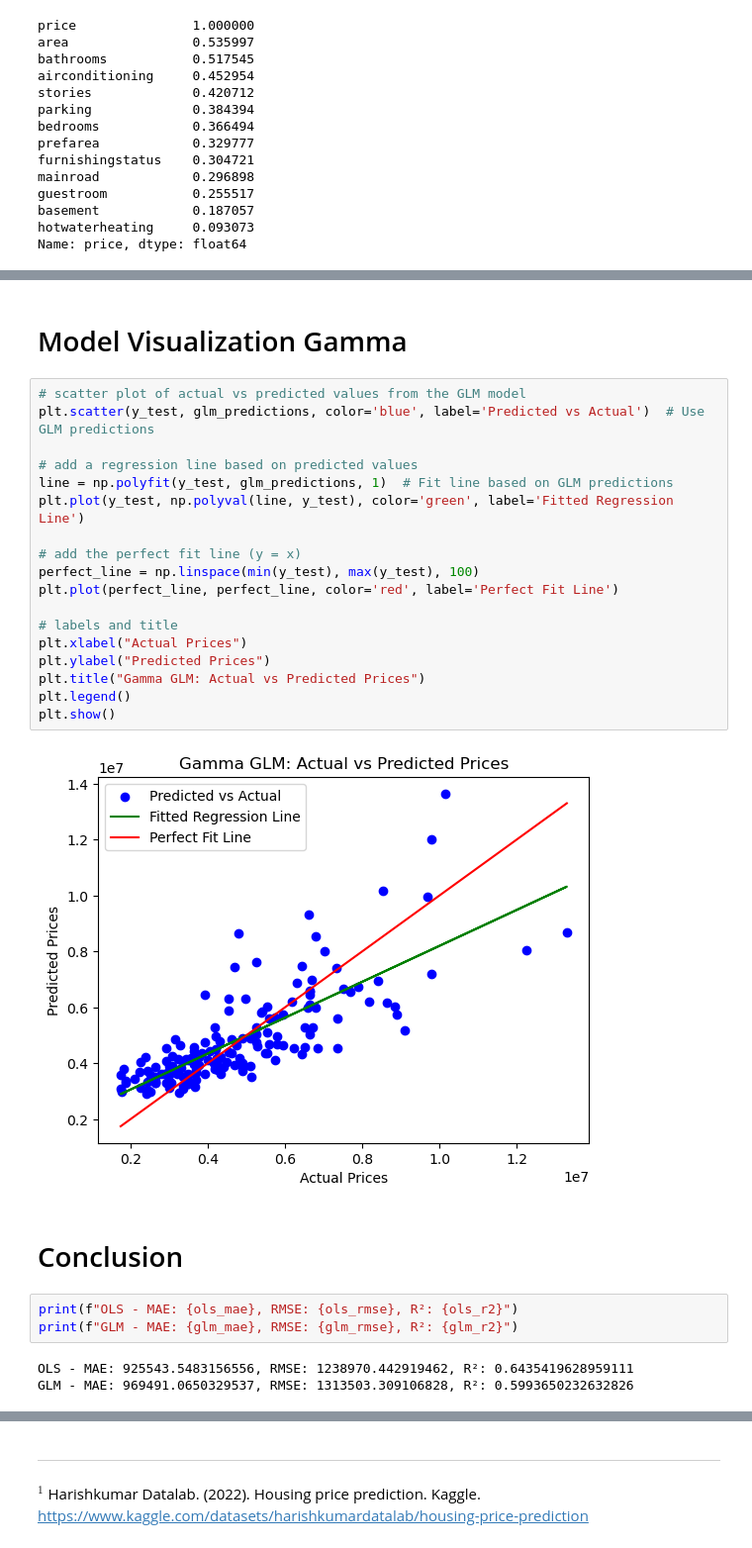
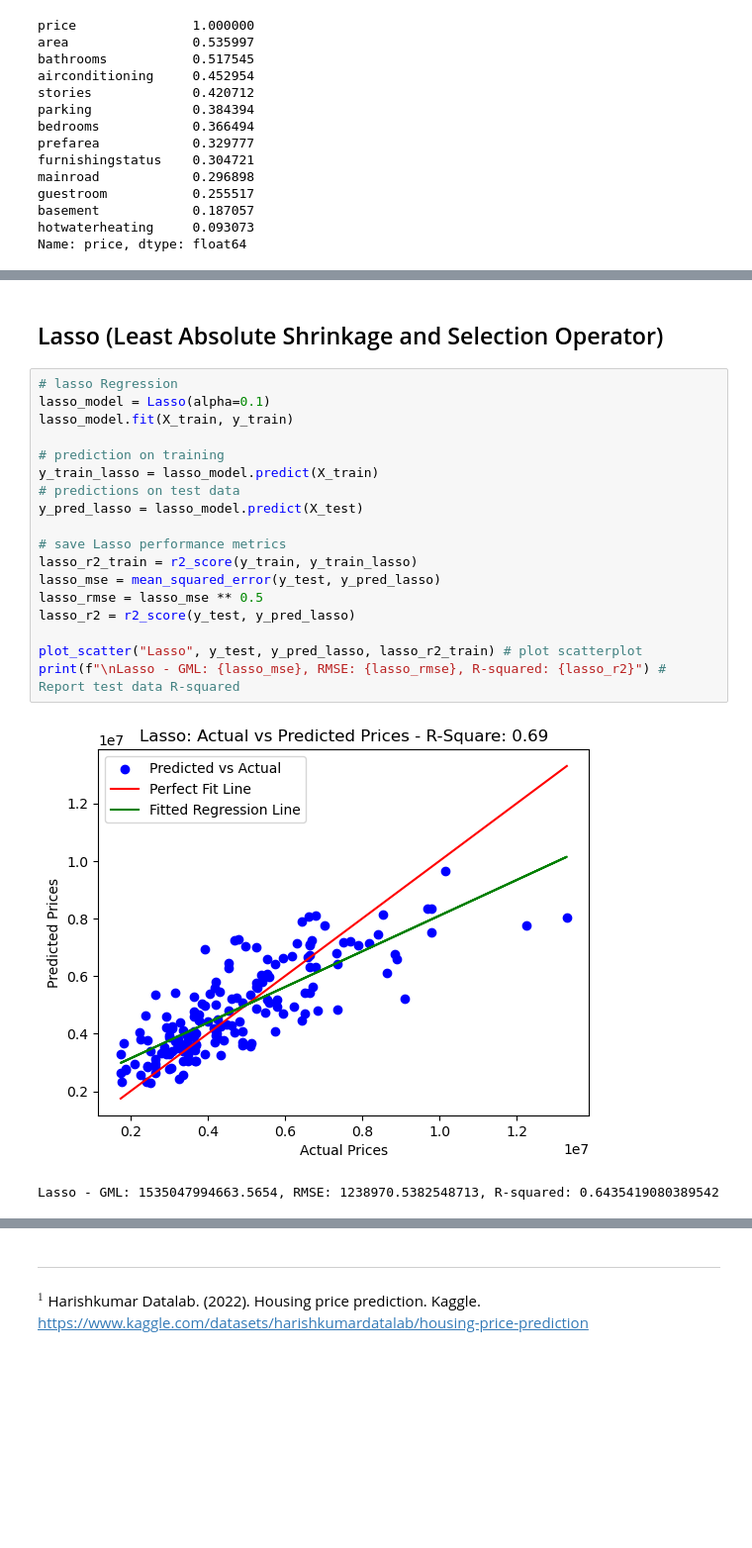
Before and after one commit to apadin-usd/AAI-500-Final-Project-Code-Team-4, a Jupyter notebook: notebooks/housing_prediction.ipynb, the cells around one changed output, grey strips where cells are left out. Shown: that part at 99% size. Cells and saved outputs as stored; diff of their text form; blank space fills up the shorter version.

```diff
--- a/notebooks/final_project.ipynb
+++ b/notebooks/housing_prediction.ipynb
@@ -378,30 +361,23 @@ GLM - MAE: 969491.0650329537, RMSE: 1313503.309106828, R²: 0.5993650232632826
-# %% [markdown]
-# Model Visualization Gamma
-# %%
-# scatter plot of actual vs predicted values from the GLM model
-plt.scatter(y_test, glm_predictions, color='blue', label='Predicted vs Actual')  # Use GLM predictions
-
-# add a regression line based on predicted values
-line = np.polyfit(y_test, glm_predictions, 1)  # Fit line based on GLM predictions
-plt.plot(y_test, np.polyval(line, y_test), color='green', label='Fitted Regression Line')
-
-# add the perfect fit line (y = x)
-perfect_line = np.linspace(min(y_test), max(y_test), 100)
-plt.plot(perfect_line, perfect_line, color='red', label='Perfect Fit Line')
-
-# labels and title
-plt.xlabel("Actual Prices")
-plt.ylabel("Predicted Prices")
-plt.title("Gamma GLM: Actual vs Predicted Prices")
-plt.legend()
-plt.show()
-# %% [output]
-[figure, removed]
-# %% [markdown]
-# Conclusion
-# %%
-print(f"OLS - MAE: {ols_mae}, RMSE: {ols_rmse}, R²: {ols_r2}")
-print(f"GLM - MAE: {glm_mae}, RMSE: {glm_rmse}, R²: {glm_r2}")
-# %% [output]
-OLS - MAE: 925543.5483156556, RMSE: 1238970.442919462, R²: 0.6435419628959111
-GLM - MAE: 969491.0650329537, RMSE: 1313503.309106828, R²: 0.5993650232632826
+# %% [markdown]
+## Lasso (Least Absolute Shrinkage and Selection Operator)
+# %%
+# lasso Regression
+lasso_model = Lasso(alpha=0.1)
+lasso_model.fit(X_train, y_train)
+
+# prediction on training
+y_train_lasso = lasso_model.predict(X_train)
+# predictions on test data
+y_pred_lasso = lasso_model.predict(X_test)
+
+# save Lasso performance metrics
+lasso_r2_train = r2_score(y_train, y_train_lasso)
+lasso_mse = mean_squared_error(y_test, y_pred_lasso)
+lasso_rmse = lasso_mse ** 0.5
+lasso_r2 = r2_score(y_test, y_pred_lasso)
+
+plot_scatter("Lasso", y_test, y_pred_lasso, lasso_r2_train) # plot scatterplot
+print(f"\nLasso - GML: {lasso_mse}, RMSE: {lasso_rmse}, R-squared: {lasso_r2}") # Report test data R-squared
+# %% [output]
+[figure, added]
+Lasso - GML: 1535047994663.5654, RMSE: 1238970.5382548713, R-squared: 0.6435419080389542
```
Also changed, not shown: parts of 36 cells of this notebook.
